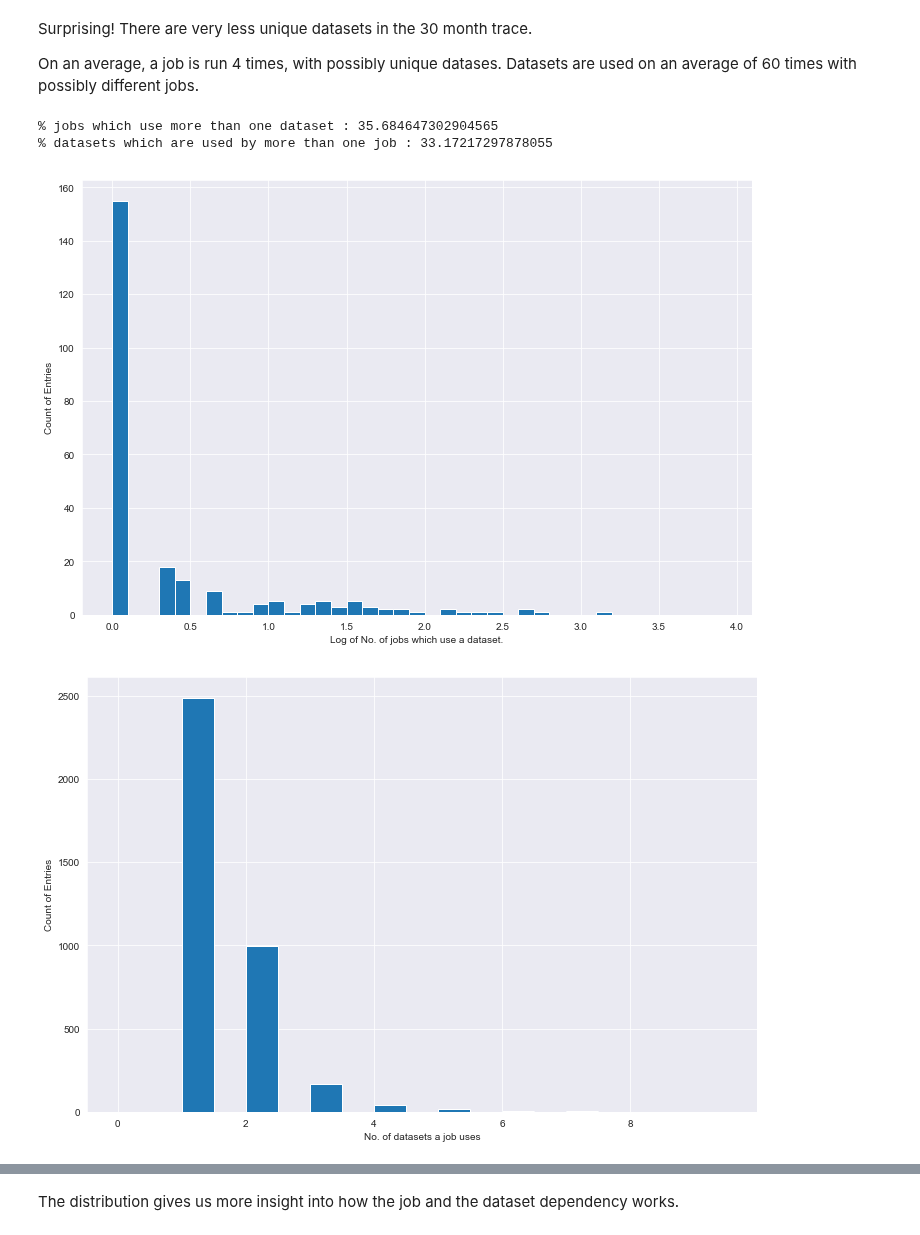
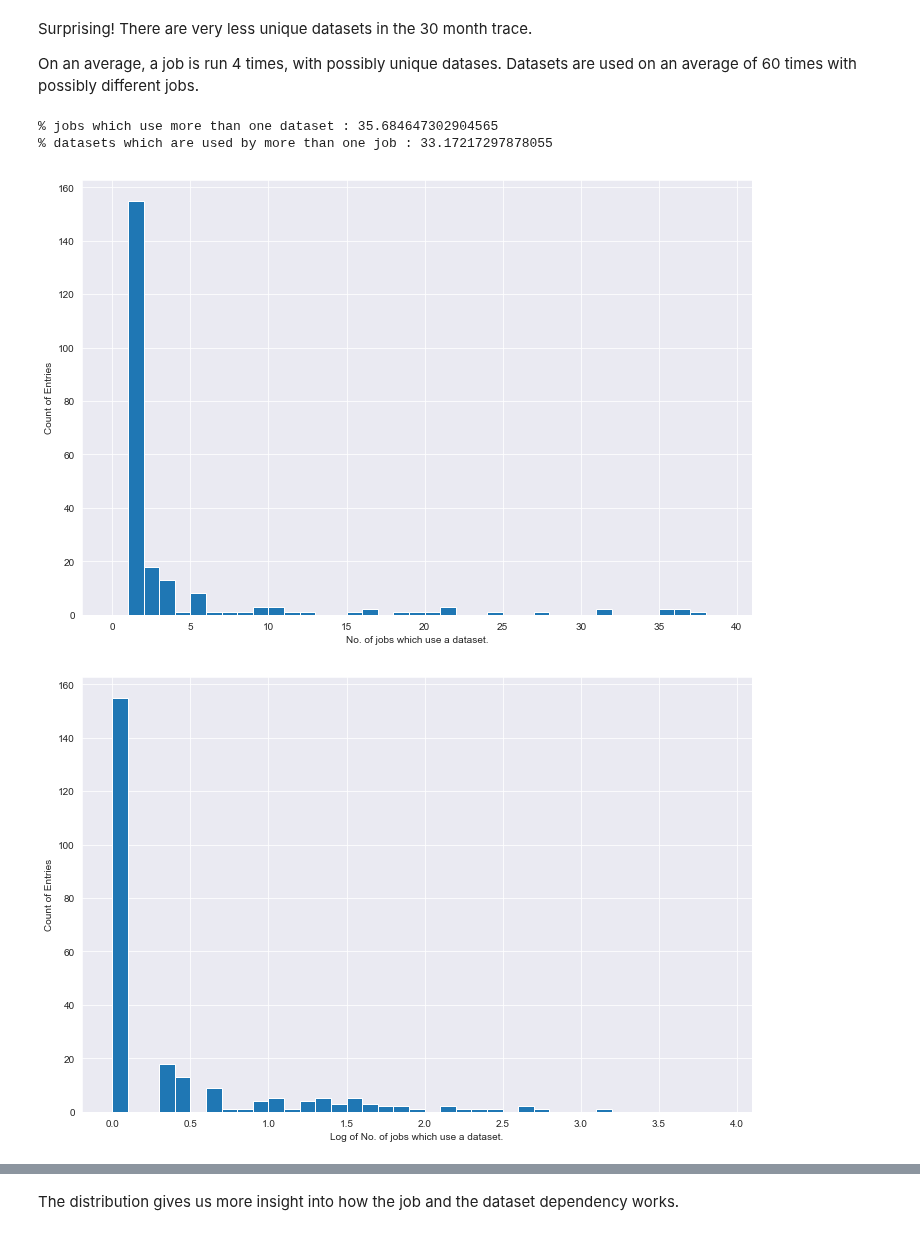
Before and after one commit to AdwaitB/greco-notes, a Jupyter notebook: infra/Analysis_full_0.ipynb, the cells around one changed output, grey strips where cells are left out. Saved outputs shown, nothing was run; the diff lists cells and outputs as text; code cells hidden in the pictures.

```diff
--- a/infra/Analysis_full_0.ipynb
+++ b/infra/Analysis_full_0.ipynb
@@ -71,6 +70,7 @@ for i in range(0, 2):
     data[i]['time'] = pd.to_datetime(data[i]['transfer_history.creation_date_string'], format='%d/%m/%Y\ %H:%M:%S')
     data[i]['hour'] = data[i]['time'].apply(lambda x: x.hour)
     data[i]['day'] = data[i]['time'].apply(lambda x: x.day)
+    data[i]['month'] = data[i]['time'].apply(lambda x: x.month)
     data[i]['speed'] = np.where(data[i]['transfer_history.time_transfer_sec'] > 0, data[i]['transfer_history.actually_transferred_size']/data[i]['transfer_history.time_transfer_sec'], data[i]['transfer_history.time_transfer_sec'])
 
 data[1]["qbox_data_size"] = data[1]['transfer_history.qbox'].map(str)
@@ -239,14 +239,19 @@ for i in range(0, 2):
     data_mtts[i] = data_mtts[i][data_mtts[i] > 0.0]
     # print("After removing negative and zeros : " + str(len(data_mtts[i])))
 # %%
-def plot_hist(cut, temp, bins, name, plot_normal = True, plot_log=True, plot_sigma=True):
+def plot_hist(cut, temp, bins, name, plot_normal = True, plot_log=True, plot_sigma=True,
+             plot_cutline=False):
     if(plot_normal):
     # Plot the base histogram
         plt.figure(figsize=plot_size)
         plt.hist(temp, bins=np.arange(bins[0][0], bins[0][1], bins[0][2]))
 
         # Add the cutline
-        # plt.axvline((10.0 ** cut), color='k', linestyle='dashed')
+        if(plot_cutline):
+            plt.axvline((10.0 ** cut), color='k', linestyle='dashed')
+            # Print stats related to the dotted line
+            print("Points above the dotted line : " + str(sum(temp > (10.0 ** cut))))
+            print("Total points in the dataset : " + str(len(temp)))
 
         if(False):
             # Add the 99.9 percentile (3 sigma) deviation
@@ -257,9 +262,6 @@ def plot_hist(cut, temp, bins, name, plot_normal = True, plot_log=True, plot_sig
         # Plot
         plot(plt, name)
 
-        # Print stats related to the dotted line
-        # print("Points above the dotted line : " + str(sum(temp > (10.0 ** cut))))
-        # print("Total points in the dataset : " + str(len(temp)))
 
     if(plot_log):
         # Get the log of the data
@@ -396,23 +404,23 @@ On an average, a job is run 4 times, with possibly unique datases. Datasets are
 # %%
 temp = data[1].groupby(['transfer_history.transfer_size', 'transfer_history.task'])
 temp = temp.size().unstack()
 
 temp_bool = temp.notna()
 
 temp_bool_data_to_job = np.array(temp_bool.sum(axis=1))
-temp_bool_data_to_job_ = temp_bool_data_to_job[temp_bool_data_to_job != 1]
+temp_bool_data_to_job_ = temp_bool_data_to_job[temp_bool_data_to_job > 1]
 percent = 100*float(len(temp_bool_data_to_job_))/len(temp_bool_data_to_job)
 print("% jobs which use more than one dataset : " + str(percent))
 
 temp_bool_job_to_data = np.array(temp_bool.sum(axis=0))
-temp_bool_job_to_data_ = temp_bool_job_to_data[temp_bool_job_to_data != 1]
+temp_bool_job_to_data_ = temp_bool_job_to_data[temp_bool_job_to_data > 1]
 percent = 100*float(len(temp_bool_job_to_data_))/len(temp_bool_job_to_data)
 print("% datasets which are used by more than one job : " + str(percent))
 
-plot_hist(np.log10(300), temp_bool_data_to_job, [[0, 2000, 50], [0, 4, 0.1]], "No. of jobs which use a dataset.", plot_normal=False)
+plot_hist(np.log10(300), temp_bool_data_to_job, [[0, 40, 1], [0, 4, 0.1]], "No. of jobs which use a dataset.", plot_normal=True)
 plot_hist(np.log10(5), temp_bool_job_to_data, [[0, 10, 0.5], [0, 1, 0.1]], "No. of datasets a job uses", plot_log=False)
 # %% [output]
 % jobs which use more than one dataset : 35.684647302904565
 % datasets which are used by more than one job : 33.17217297878055
-[figure, old version]
+[figure, new version]
-[figure, old version]
+[figure, new version]
```
Also changed, not shown: parts of 13 cells of this notebook, 11 other files.
